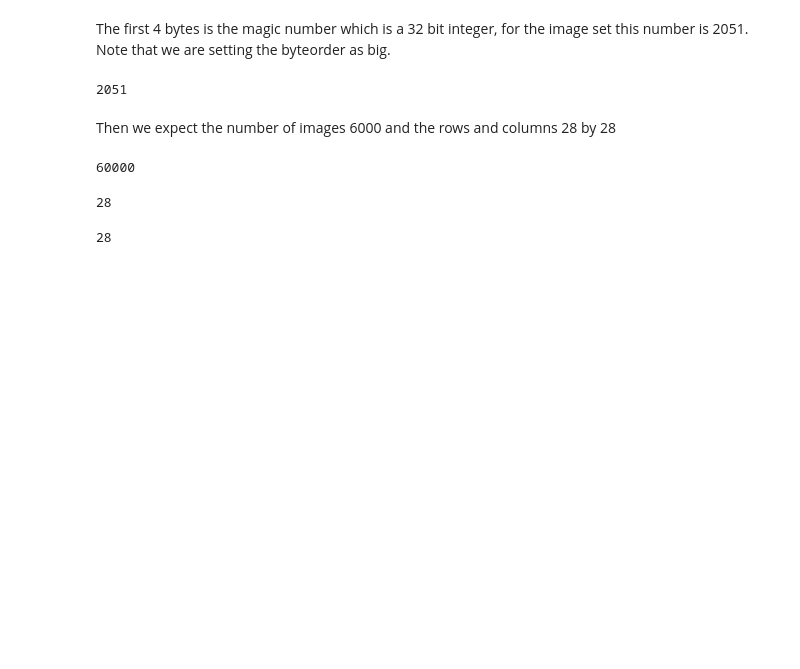
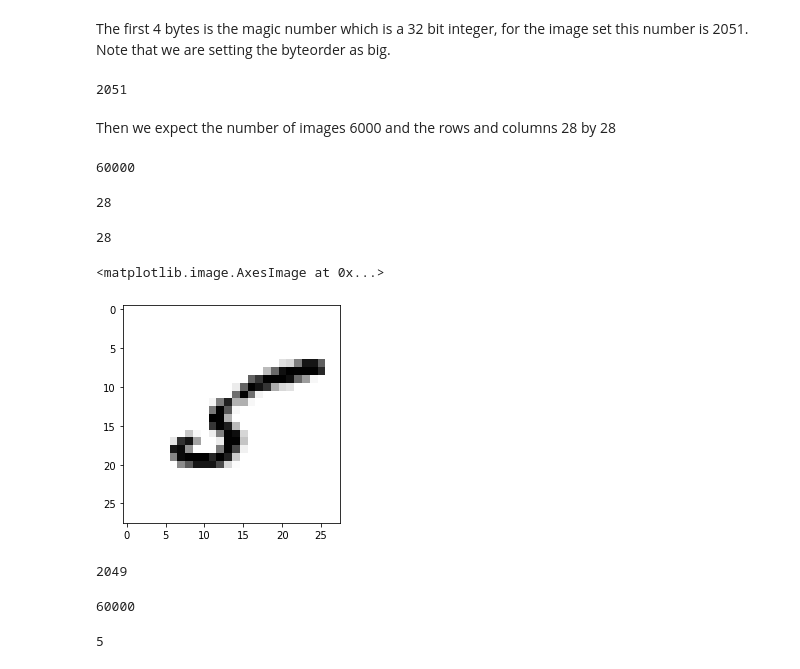
Before and after one commit to JoseIgnacioRetamalThomsen/Emerging-Technologies-Assessment-2019, a Jupyter notebook: Model.ipynb, the cells around one changed output. Drawn from its saved outputs; the diff is of its cells as text; code cells hidden in the pictures; blank space fills up the shorter version.

```diff
--- a/Model.ipynb
+++ b/Model.ipynb
@@ -45,14 +38,17 @@ int.from_bytes(fc_train_img[0:4], byteorder='big')
 # %% [markdown]
  Then we expect the number of images 6000 and the rows and columns 28 by 28
 # %%
-int.from_bytes(fc_train_img[4:8], byteorder='big')
+train_img_total = int.from_bytes(fc_train_img[4:8], byteorder='big')
+train_img_total
 # %% [output]
 60000
 # %%
-int.from_bytes(fc_train_img[8:12], byteorder='big')
+row = int.from_bytes(fc_train_img[8:12], byteorder='big')
+row
 # %% [output]
 28
 # %%
-int.from_bytes(fc_train_img[12:16], byteorder='big')
+col = int.from_bytes(fc_train_img[12:16], byteorder='big')
+col
 # %% [output]
 28
@@ -61,6 +55,12 @@ import numpy as np
 # %%
-img_train = list(fc_train_img[16:4704016])
-img_train = np.array(img_train).reshape(784,6000).astype(np.uint8)
+last_byte = (train_img_total*row*col) + 16
+img_train = list(fc_train_img[16:last_byte])
+img_train = ~np.array(img_train).reshape(train_img_total,row*col).astype(np.uint8)
 # %%
 %matplotlib inline
 import matplotlib.pyplot as plt
+# %%
+plt.imshow(img_train[11].reshape(row,col), cmap='gray')
+# %% [output]
+<matplotlib.image.AxesImage at 0x...>
+[figure, added]
@@ -66,0 +70,9 @@ import matplotlib.pyplot as plt
+# %%
+int.from_bytes(fc_train_lbl[0:4], byteorder='big')
+# %% [output]
+2049
+# %%
+train_lvl_total = int.from_bytes(fc_train_lbl[4:8], byteorder='big')
+train_lvl_total
+# %% [output]
+60000
@@ -66,0 +81,4 @@ import matplotlib.pyplot as plt
+# %%
+print(lbl_train[11])
+# %% [output]
+5
```
Also changed, not shown: parts of 50 cells of this notebook, 2 other files.
